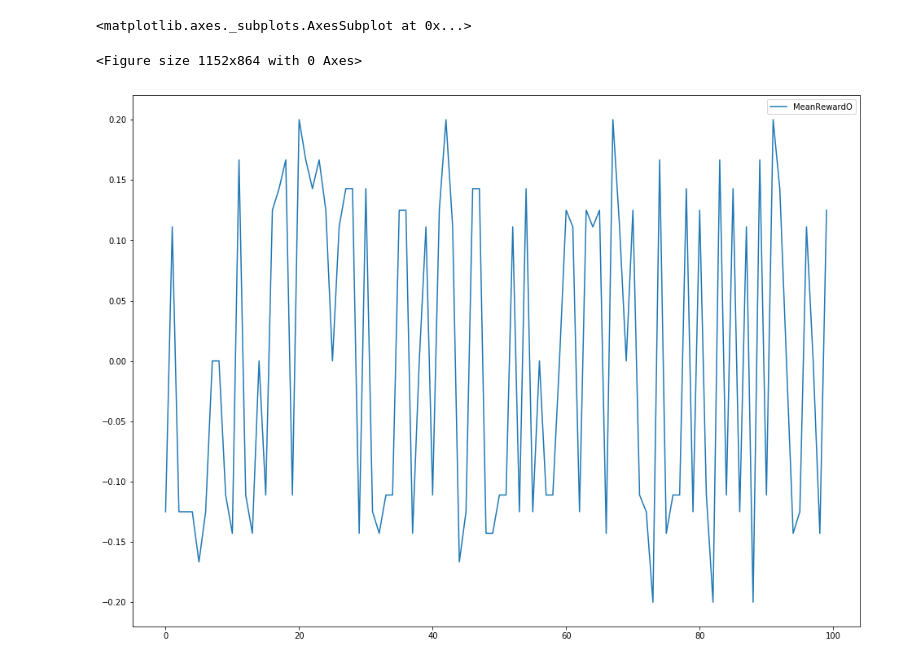
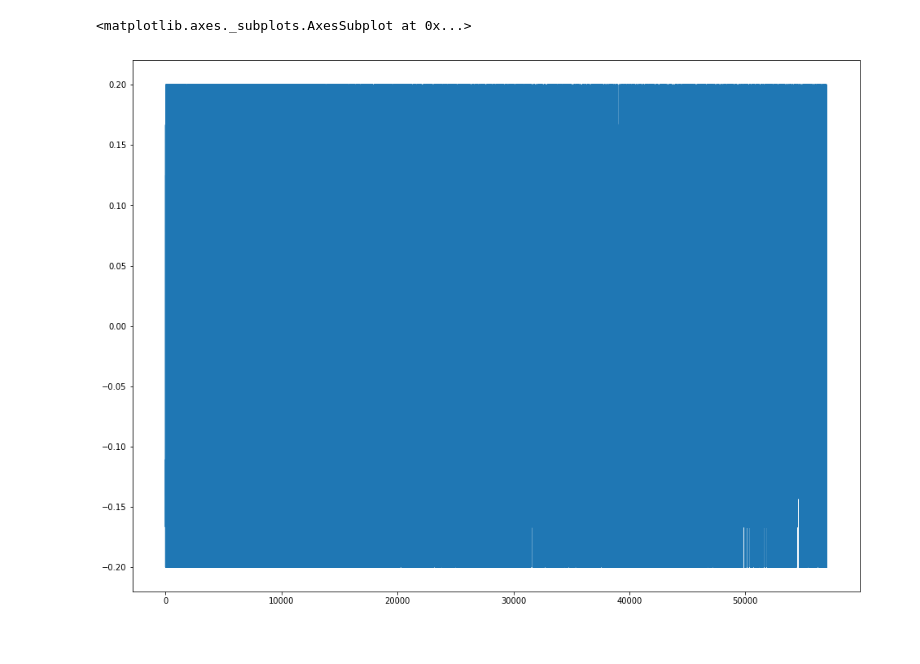
Before and after one commit to vanitas-vanitatum/games-learning, a Jupyter notebook: analysis.ipynb, the cells around one changed output. Cells and saved outputs as stored; diff of their text form; code cells hidden in the pictures.

```diff
--- a/analysis.ipynb
+++ b/analysis.ipynb
@@ -5,9 +5,8 @@ import numpy as np
 # %%
 plt.figure(figsize=(16, 12))
 
-aa = pd.read_csv('deepqlearning_analysis.csv')[['MeanRewardO']]
-aa.plot(figsize=(16, 12))
+aa = pd.read_csv('deepqlearning_analysis.csv')
+aa['MeanRewardX'].plot(figsize=(16, 12))
 # %% [output]
 <matplotlib.axes._subplots.AxesSubplot at 0x...>
-<Figure size 1152x864 with 0 Axes>
-[figure, old version]
+[figure, new version]
```
Also changed, not shown: parts of 4 cells of this notebook, 5 other files.
